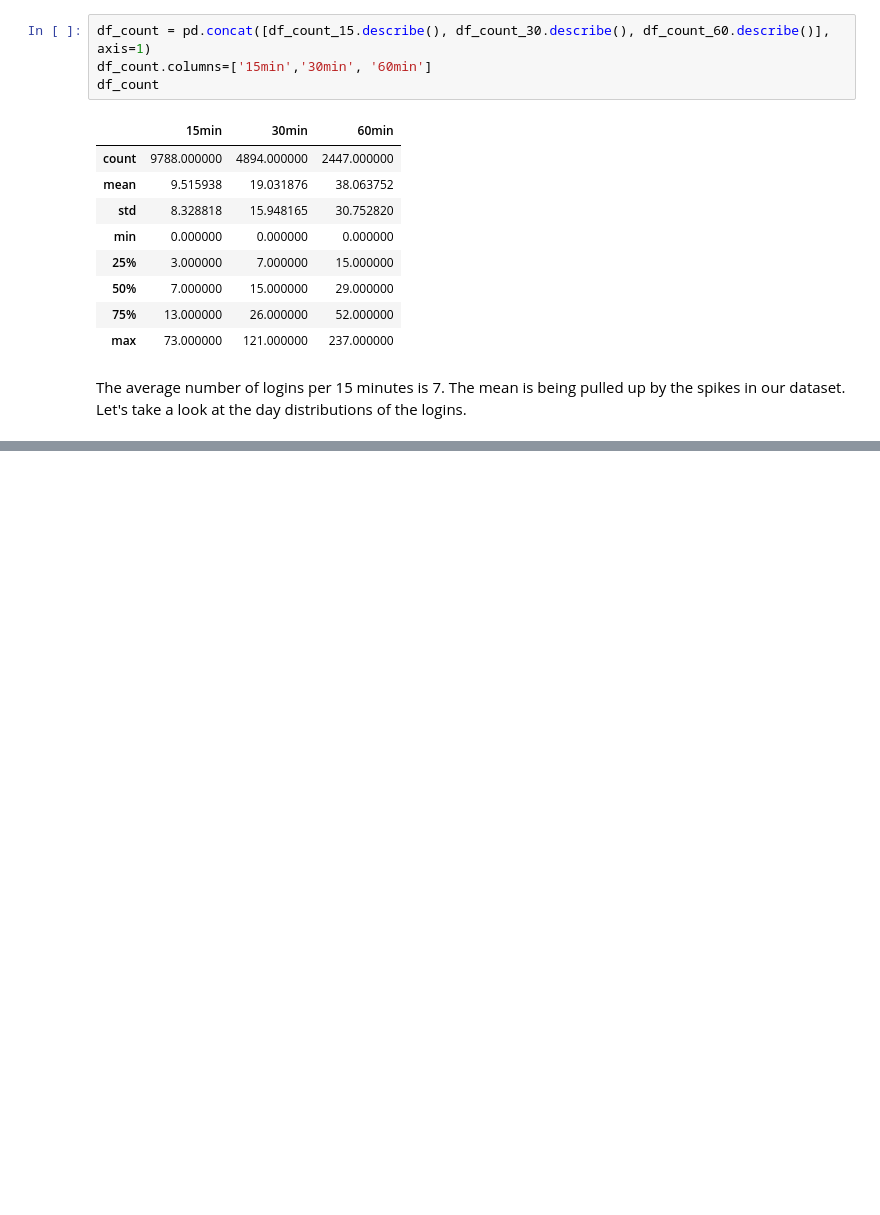
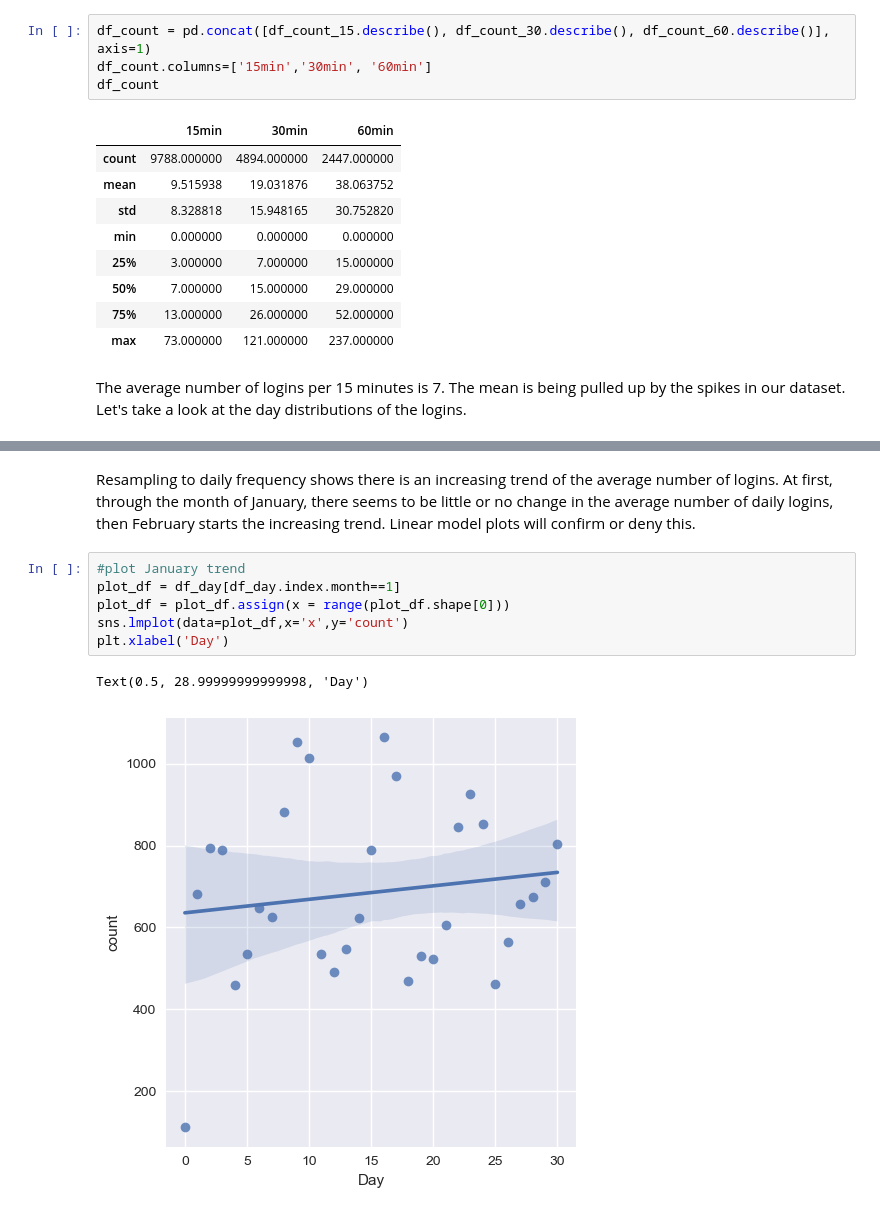
Before and after one commit to parisvu07/Springboard, a Jupyter notebook: Ultimate Technologies Inc. - Take-home Challenge/Ultimate_Technologies_Inc_Challenge.ipynb, the cells around one changed output, grey strips where cells are left out. Cells and saved outputs as stored; diff of their text form; blank space fills up the shorter version.

```diff
--- a/Ultimate Technologies Inc. - Take-home Challenge/Ultimate_Technologies_Inc_Challenge.ipynb
+++ b/Ultimate Technologies Inc. - Take-home Challenge/Ultimate_Technologies_Inc_Challenge.ipynb
@@ -116,0 +158,11 @@ The average number of logins per 15 minutes is 7. The mean is being pulled up by
+# %% [markdown]
+Resampling to daily frequency shows there is an increasing trend of the average number of logins. At first, through the month of January, there seems to be little or no change in the average number of daily logins, then February starts the increasing trend. Linear model plots will confirm or deny this.
+# %%
+#plot January trend
+plot_df = df_day[df_day.index.month==1]
+plot_df = plot_df.assign(x = range(plot_df.shape[0]))
+sns.lmplot(data=plot_df,x='x',y='count')
+plt.xlabel('Day')
+# %% [output]
+Text(0.5, 28.99999999999998, 'Day')
+[figure, added]
```
Also changed, not shown: parts of 21 cells of this notebook, 2 other files.
